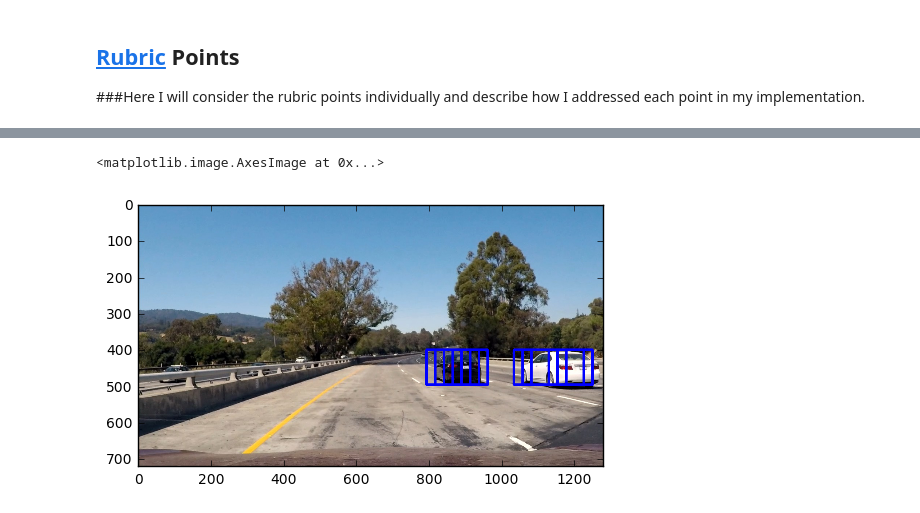
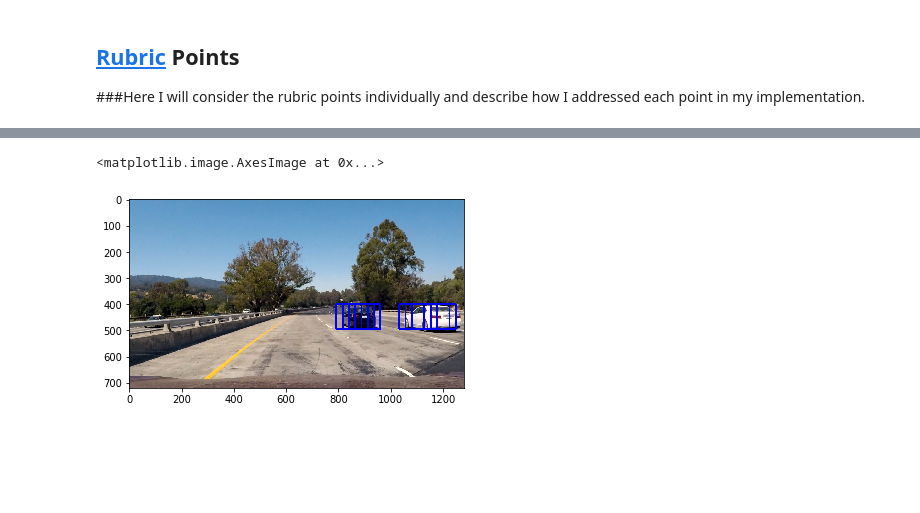
Before and after one commit to halolee/CarND-Vehicle-Detection, a Jupyter notebook: P5.ipynb, the cells around one changed output, grey strips where cells are left out. Saved outputs shown, nothing was run; the diff lists cells and outputs as text; code cells hidden in the pictures; blank space fills up the shorter version.

```diff
--- a/P5.ipynb
+++ b/P5.ipynb
@@ -290,7 +381,21 @@ train_SVC_if_needed()
 # %%
+def sliding_windows_search(image):
+    ystart = 400
+    ystop = 540
+    scale = 1.5
+    box_scale1 = find_cars(image, ystart, ystop, scale)
+
+    ystart = 480
+    ystop = 680
+    scale = 2.0
+    box_scale2 = find_cars(image, ystart, ystop, scale)
+
+    new_box_list = box_scale1 + box_scale2
+    return new_box_list
+
 # Define a single function that can extract features using hog sub-sampling and make predictions
 def find_cars(img, ystart, ystop, scale):
-    dist_pickle = pickle.load( open("svc_pickle.p", "rb" ) )
+    dist_pickle = pickle.load( open("svc_pickle_bac.p", "rb" ) )
     svc = dist_pickle["svc"]
     X_scaler = dist_pickle["scaler"]
     orient = dist_pickle["orient"]
@@ -343,44 +448,34 @@ def find_cars(img, ystart, ystop, scale):
             ytop = ypos*pix_per_cell
 
             # Extract the image patch
             subimg = cv2.resize(ctrans_tosearch[ytop:ytop+window, xleft:xleft+window], (64,64))
 
             # Get color features
             spatial_features = bin_spatial(subimg, size=spatial_size)
             hist_features = color_hist(subimg, nbins=hist_bins)
 
             # Scale features and make a prediction
             test_features = X_scaler.transform(np.hstack((spatial_features, hist_features, hog_features)).reshape(1, -1))
             #test_features = X_scaler.transform(np.hstack((shape_feat, hist_feat)).reshape(1, -1))
             test_prediction = svc.predict(test_features)
 
             if test_prediction == 1:
                 xbox_left = np.int(xleft*scale)
                 ytop_draw = np.int(ytop*scale)
                 win_draw = np.int(window*scale)
                 topLeft = (xbox_left, ytop_draw+ystart)
                 bottomRight = (xbox_left+win_draw,ytop_draw+win_draw+ystart)
                 local_box_list.append((topLeft, bottomRight))
 
     return local_box_list
 
+
 image = mpimg.imread('./test_images/test1.jpg')
 
-ystart = 400
-ystop = 520
-scale = 1.5
-box_scale1 = find_cars(image, ystart, ystop, scale)
-
-ystart = 480
-ystop = 580
-scale = 3
-box_scale2 = find_cars(image, ystart, ystop, scale)
-
-box_list = box_scale1 + box_scale2
-
-out_img = draw_boxes(img, box_list)
+new_box_list = sliding_windows_search(image)
+out_img = draw_boxes(image, new_box_list)
 
 plt.imshow(out_img)
 # %% [output]
 <matplotlib.image.AxesImage at 0x...>
-[figure, old version]
+[figure, new version]
```
Also changed, not shown: parts of 21 cells of this notebook.
